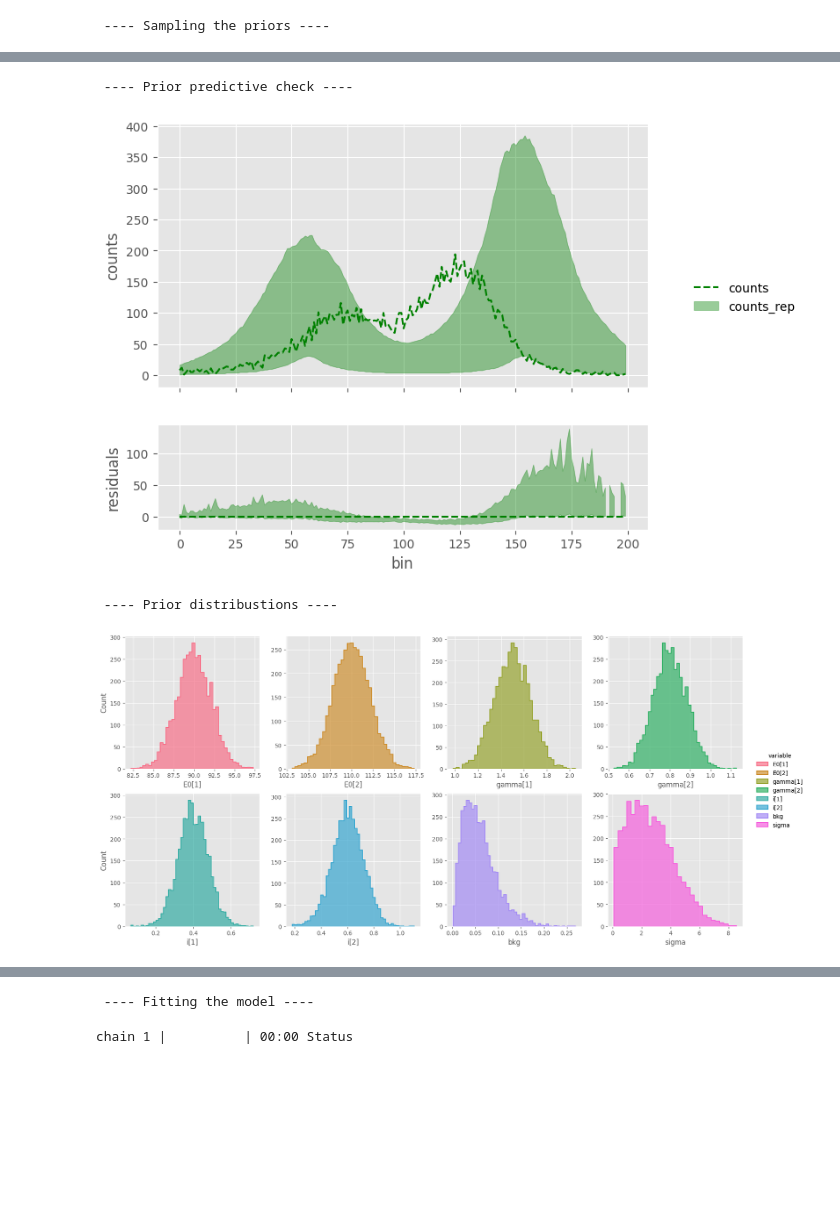
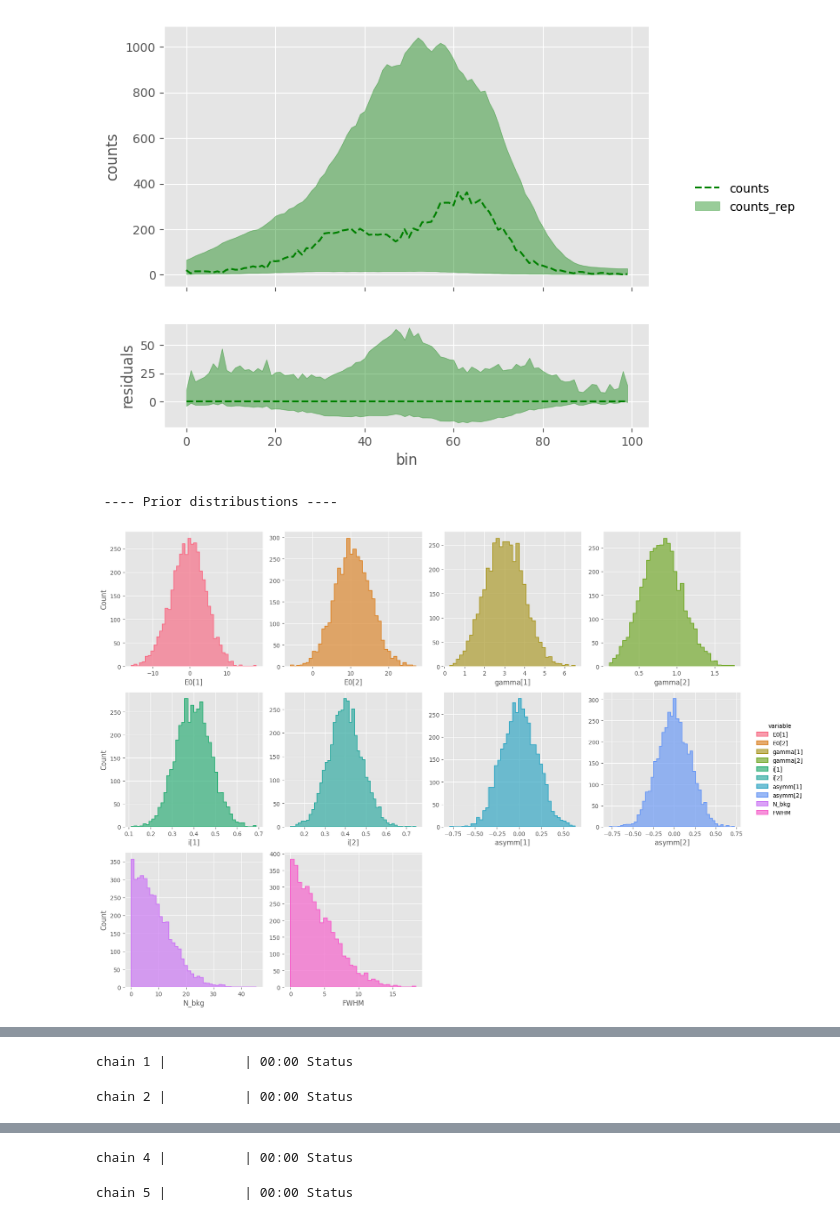
Before and after one commit to cryomib/baynes, a Jupyter notebook: notebooks/calibration.ipynb, the cells around one changed output, grey strips where cells are left out. Drawn from its saved outputs; the diff is of its cells as text; code cells hidden in the pictures; blank space fills up the shorter version.

```diff
--- a/notebooks/calibration.ipynb
+++ b/notebooks/calibration.ipynb
@@ -7,6 +10,6 @@ import matplotlib.pyplot as plt
 plt.style.use('ggplot')
 # %%
-stan_file= get_stan_file("lorentzians.stan")
+stan_file= get_stan_file("lorentzians_asymm.stan")
 model = CmdStanModel(stan_file=stan_file,
                      **get_compiler_kwargs())
 # %% [output]
@@ -23,24 +26,20 @@ plt.plot(centers, counts)
 # %%
-shift = 5800
 data={"N_bins": len(counts),
       'N_peaks': 2,
       'counts': counts.tolist(),
-      'x': edges-shift,
+      'x': edges,
       'N_ev': sum(counts),
       'p_FWHM': 5,
-      'p_gamma': [1.5,0.8],
-      'p_E0': [5890.-shift, 5910.-shift],
-      'p_i': [0.4,0.6],
+      'p_gamma': [3,0.8],
+      'p_E0': [5890, 5900],
+      'p_i': [0.4,0.4],
       'prior': 1}
 
 sampler_kwargs={
     'chains': 8,
-    'iter_warmup': 600,
+    'iter_warmup': 500,
     'iter_sampling': 500,
     'save_warmup': True,
-    'adapt_delta': 0.85,
-    'max_treedepth': 10,
-    'threads_per_chain':2,
 }
 p = FitPlotter(col_wrap=4)
 fit = standard_analysis(model, data, p, sampler_kwargs=sampler_kwargs)
@@ -50 +51,3 @@ fit = standard_analysis(model, data, p, sampler_kwargs=sampler_kwargs)
+[figure, new version]
- ---- Sampling the priors ----
+ ---- Prior distribustions ----
+[figure, new version]
@@ -52,4 +55,2 @@ fit = standard_analysis(model, data, p, sampler_kwargs=sampler_kwargs)
- ---- Prior predictive check ----
+chain 1 |          | 00:00 Status
-[figure, old version]
- ---- Prior distribustions ----
+chain 2 |          | 00:00 Status
-[figure, old version]
@@ -57,2 +58,2 @@ fit = standard_analysis(model, data, p, sampler_kwargs=sampler_kwargs)
- ---- Fitting the model ----
+chain 4 |          | 00:00 Status
-chain 1 |          | 00:00 Status
+chain 5 |          | 00:00 Status
```
Also changed, not shown: parts of 7 cells of this notebook, 8 other files.
